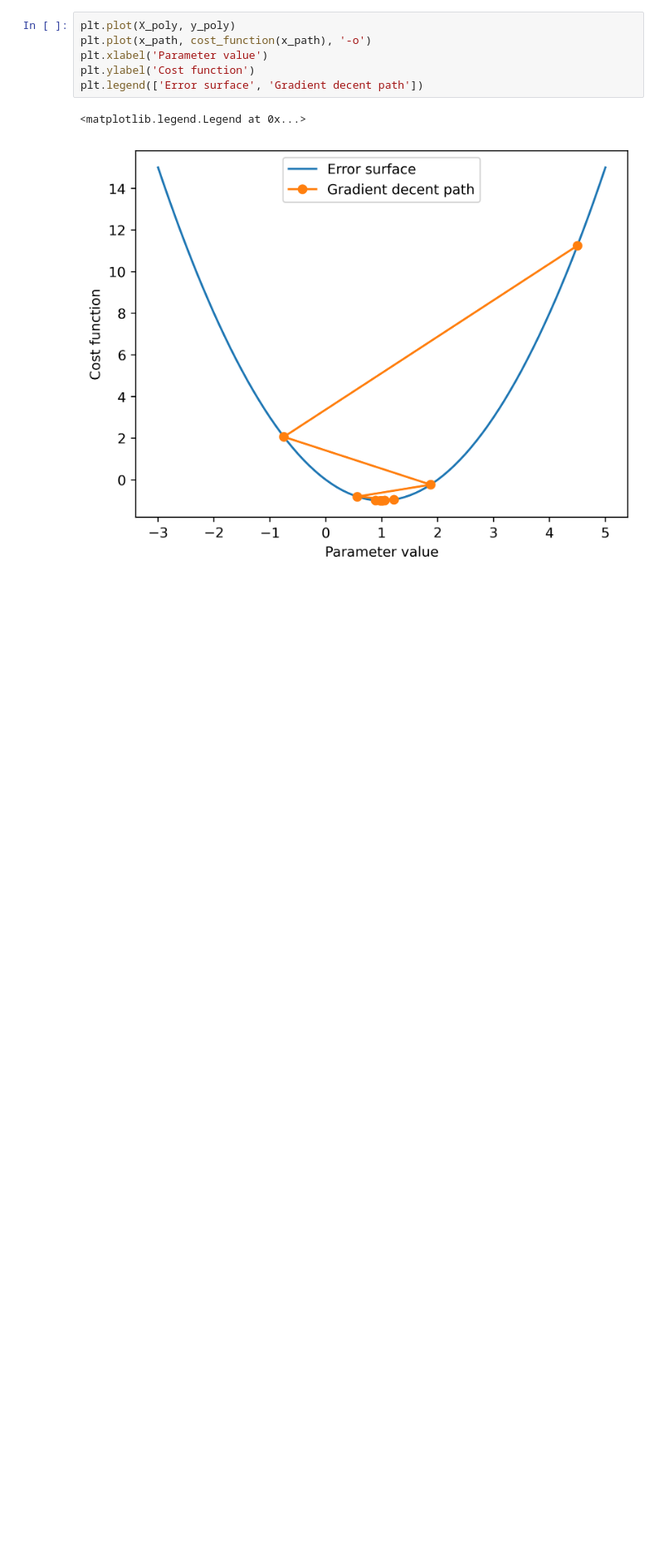
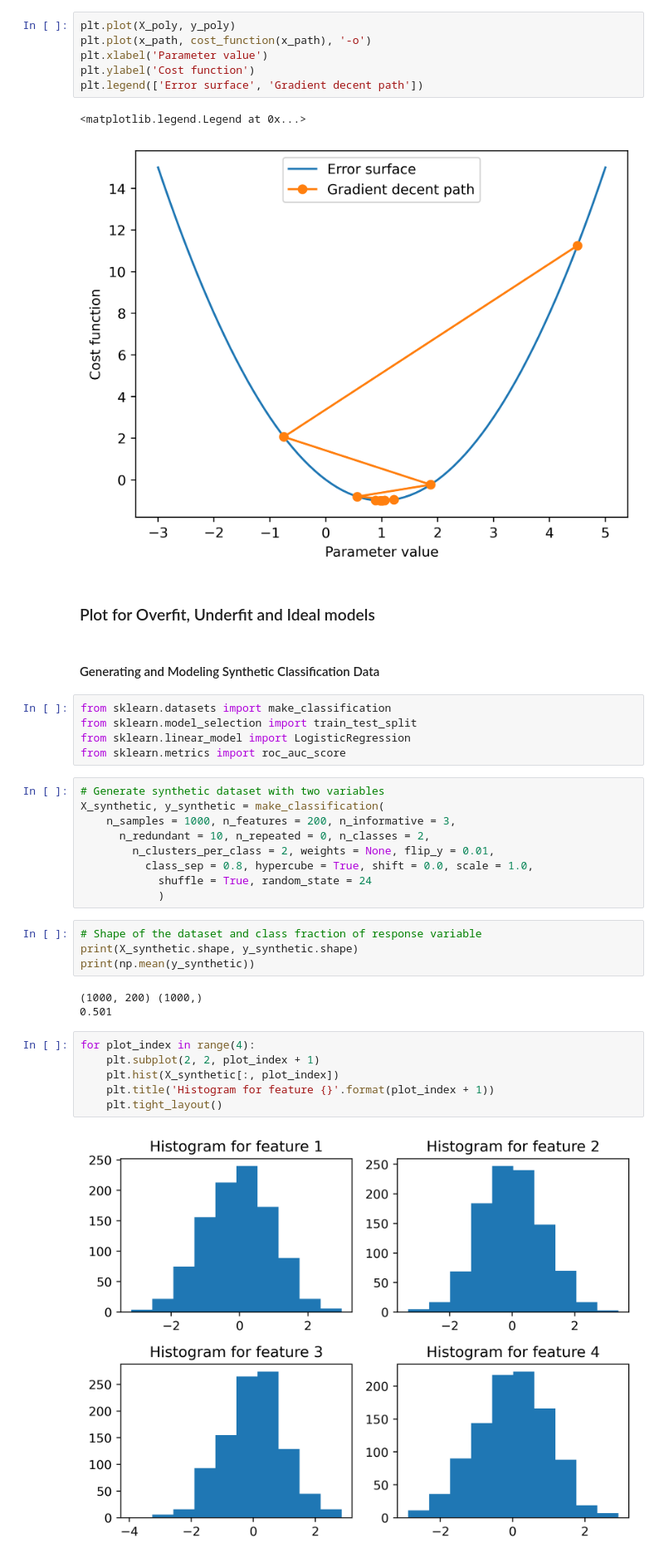
Before and after one commit to PaulEkung/Default-Credit-Card-Predictive-Model, a Jupyter notebook: main-5.ipynb, the cells around one changed output. Shown at 83% size. Cells and saved outputs as stored; diff of their text form; blank space fills up the shorter version.

```diff
--- a/main-5.ipynb
+++ b/main-5.ipynb
@@ -66,3 +66,36 @@ plt.legend(['Error surface', 'Gradient decent path'])
 # %% [output]
 <matplotlib.legend.Legend at 0x...>
 [figure]
+# %% [markdown]
+### Plot for Overfit, Underfit and Ideal models
+# %% [markdown]
+#### Generating and Modeling Synthetic Classification Data
+# %%
+from sklearn.datasets import make_classification
+from sklearn.model_selection import train_test_split
+from sklearn.linear_model import LogisticRegression
+from sklearn.metrics import roc_auc_score
+# %%
+# Generate synthetic dataset with two variables
+X_synthetic, y_synthetic = make_classification(
+    n_samples = 1000, n_features = 200, n_informative = 3,
+      n_redundant = 10, n_repeated = 0, n_classes = 2,
+        n_clusters_per_class = 2, weights = None, flip_y = 0.01,
+          class_sep = 0.8, hypercube = True, shift = 0.0, scale = 1.0,
+            shuffle = True, random_state = 24
+            )
+# %%
+# Shape of the dataset and class fraction of response variable
+print(X_synthetic.shape, y_synthetic.shape)
+print(np.mean(y_synthetic))
+# %% [output]
+(1000, 200) (1000,)
+0.501
+# %%
+for plot_index in range(4):
+    plt.subplot(2, 2, plot_index + 1)
+    plt.hist(X_synthetic[:, plot_index])
+    plt.title('Histogram for feature {}'.format(plot_index + 1))
+    plt.tight_layout()
+# %% [output]
+[figure, added]
```
Also changed, not shown: parts of 8 cells of this notebook.
